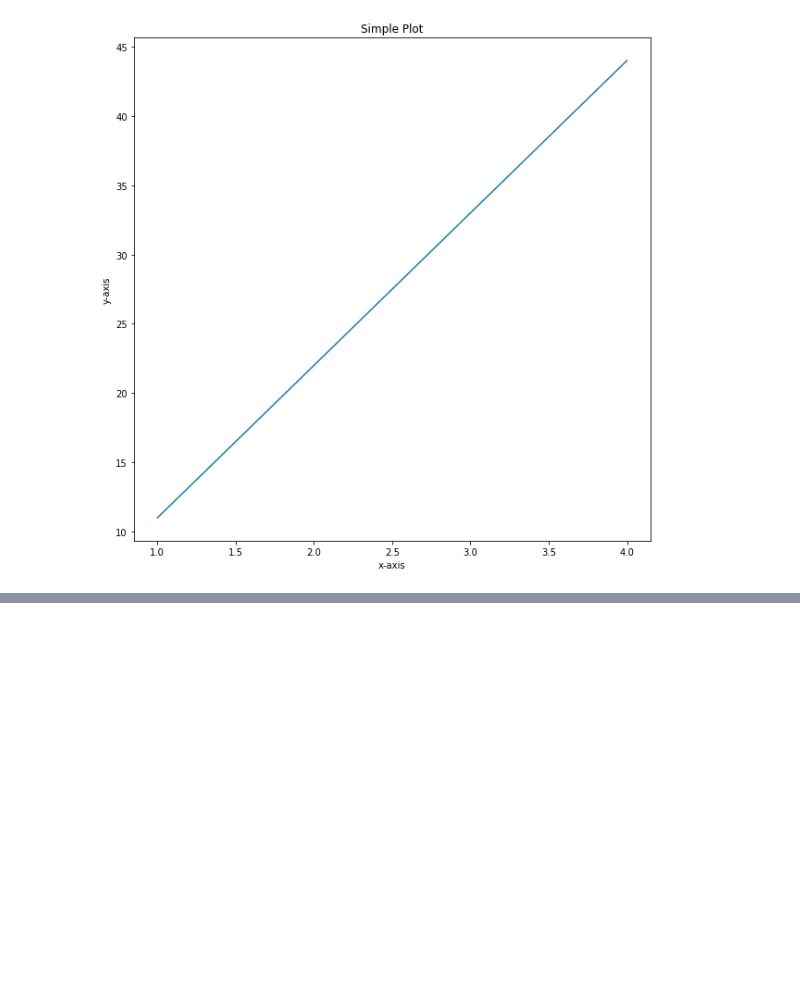
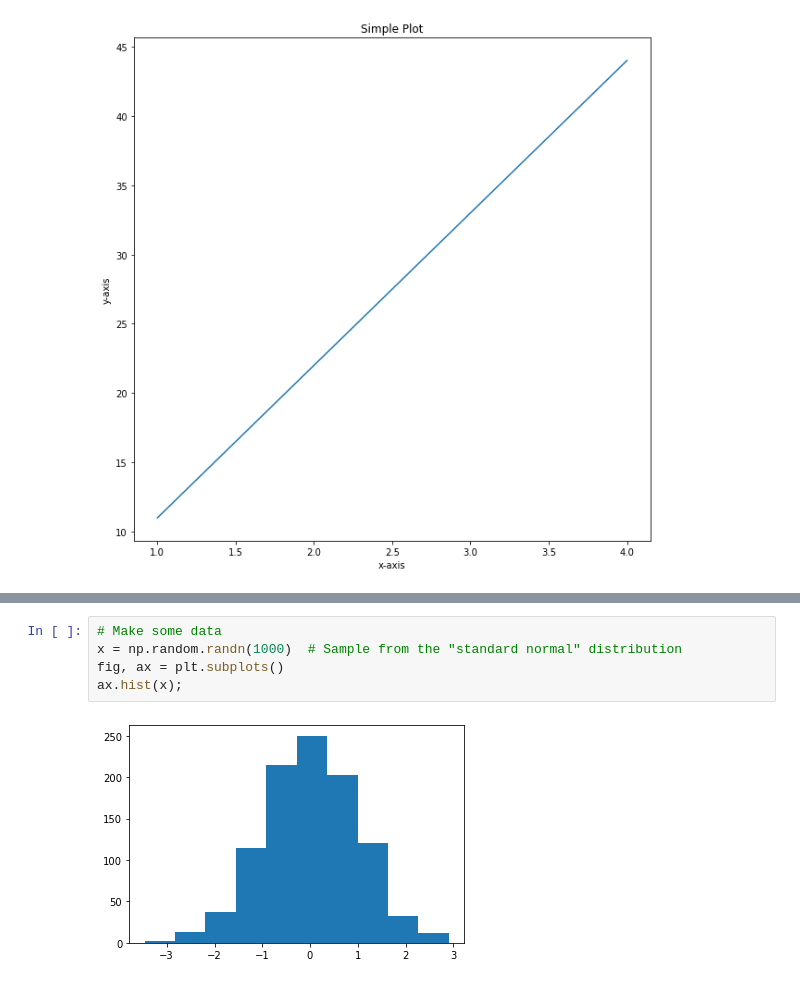
Before and after one commit to ioannis-toumpoglou/tensorflow-developer-repo, a Jupyter notebook: ml-02-introduction-to-matplotlib.ipynb, the cells around one changed output, grey strips where cells are left out. Saved outputs shown, nothing was run; the diff lists cells and outputs as text; blank space fills up the shorter version.

```diff
--- a/ml-02-introduction-to-matplotlib.ipynb
+++ b/ml-02-introduction-to-matplotlib.ipynb
@@ -146,0 +153,7 @@ ax.set(title="Dan's Nut Butter Store",
+# %%
+# Make some data
+x = np.random.randn(1000)  # Sample from the "standard normal" distribution
+fig, ax = plt.subplots()
+ax.hist(x);
+# %% [output]
+[figure, added]
```
Also changed, not shown: parts of 17 cells of this notebook.
